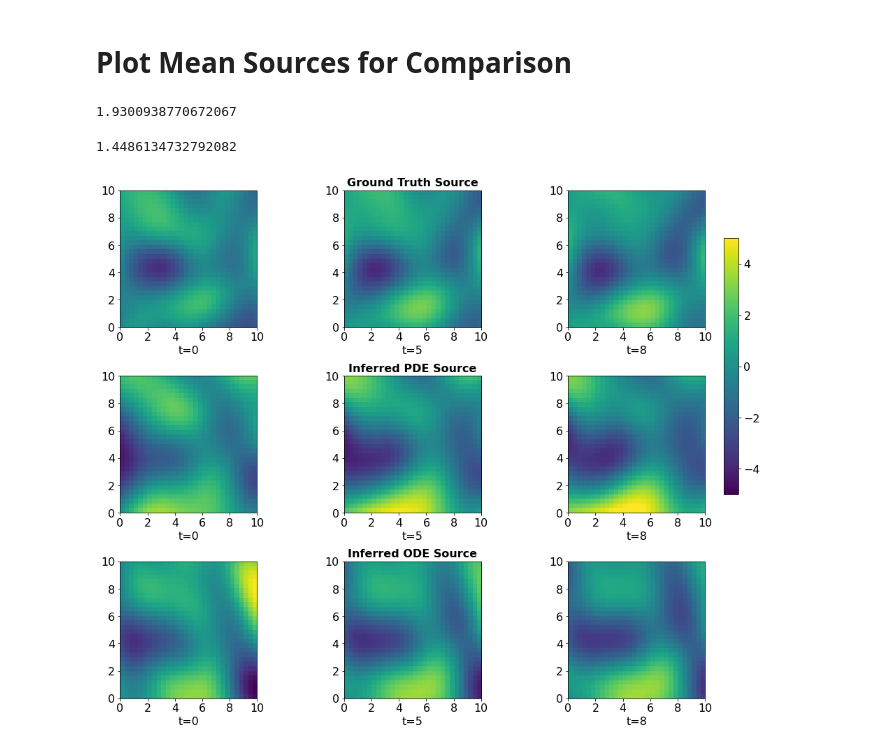
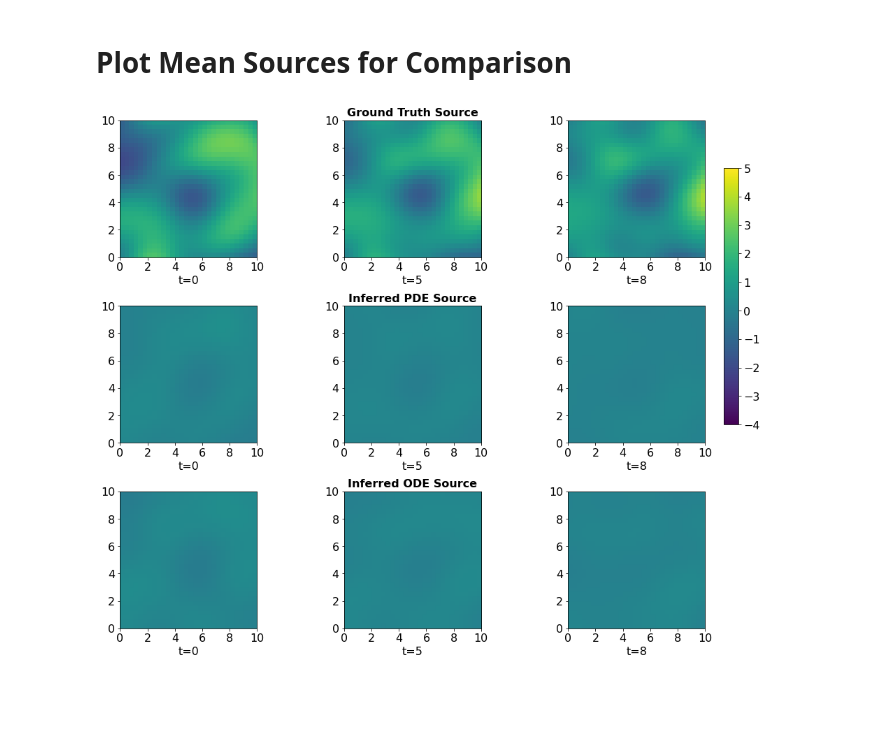
Before and after one commit to SheffieldML/advectionGP, a Jupyter notebook: jupyter/PDE vs ODE Comparison.ipynb, the cells around one changed output. Cells and saved outputs as stored; diff of their text form; code cells hidden in the pictures; blank space fills up the shorter version.

```diff
--- a/jupyter/PDE vs ODE Comparison.ipynb
+++ b/jupyter/PDE vs ODE Comparison.ipynb
@@ -60,8 +60,8 @@ sensorsTest = FixedSensorModel(Xtest,1) # establish sensor model
 # %% [markdown]
 ### Run Forward Model to Compute Concentration
 # %%
-k_0 = 0.00001 #Diffusion
-R=0.1
+k_0 = 0.01 #Diffusion
+R=5
 noiseSD = 0.05 #Observation noise
 N_feat=2000 # number of features used to approximate ground truth GP
 boundary = ([0,0,0],[10,10,10])# corners of the grid - in units of space
@@ -72,14 +72,14 @@ u=[]
 #u.append(np.ones(res)*wind) #x direction wind
 #u.append(np.ones(res)*0.0) # y direction wind
 
-u.append(np.ones(res)*0.00001) #x direction wind
-u.append(np.ones(res)*0.00001) # y direction wind
-m = PDEModel(resolution=res,boundary=boundary,N_feat=N_feat,noiseSD=noiseSD,kernel=k,sensormodel=sensors,u=u,k_0=k_0) #initiate PDE model to build concentration
+u.append(np.ones(res)*0.01) #x direction wind
+u.append(np.ones(res)*0.01) # y direction wind
+m = PDEModel(resolution=res,boundary=boundary,N_feat=N_feat,noiseSD=noiseSD,kernel=k,sensormodel=sensors,u=u,k_0=k_0,R=R) #initiate PDE model to build concentration
 
 dt,dx,dy,dx2,dy2,Nt,Nx,Ny = m.getGridStepSize() # useful numbers!
 
 z=np.random.normal(0,1.0,N_feat) # Generate z to compute source
-source=(m.computeSourceFromPhi(z))# Compute source
+sourceGT=(m.computeSourceFromPhi(z))# Compute source
 #source[source<0]=0
 
 #source = np.zeros(m.resolution)
@@ -99,15 +99,16 @@ yTest= m.computeObservations()
 # %% [markdown]
 # Inverse Problem
 # %%
-N_feat =200 #Number of features used to infer the source
-k = EQ(2, 2.0)
+N_feat =500 #Number of features used to infer the source
+k1 = EQ(2, 2.0)
+k2 = EQ(2, 2.0)
 
-mPDE = PDEModel(resolution=res,boundary=boundary,N_feat=N_feat,noiseSD=noiseSD,kernel=k,sensormodel=sensors,u=u,k_0=k_0) #Initiate new model for inference
+mPDE = PDEModel(resolution=res,boundary=boundary,N_feat=N_feat,noiseSD=noiseSD,kernel=k1,sensormodel=sensors,u=u,k_0=k_0) #Initiate new model for inference
 regressPDE = mPDE.computeModelRegressors() # Compute regressor matrix
 meanZPDE, covZPDE = mPDE.computeZDistribution(yTrain) # Infers z vector mean and covariance
 sourcePDE = mPDE.computeSourceFromPhi(meanZPDE) # Generates estimated source using inferred distributio
 
-mODE = ODEModel(resolution=res,boundary=boundary,N_feat=N_feat,noiseSD=noiseSD,kernel=k,sensormodel=sensors) #Initiate new model for inference
+mODE = ODEModel(resolution=res,boundary=boundary,N_feat=N_feat,noiseSD=noiseSD,kernel=k2,sensormodel=sensors) #Initiate new model for inference
 regressODE = mODE.computeModelRegressors() # Compute regressor matrix
 meanZODE, covZODE = mODE.computeZDistribution(yTrain) # Infers z vector mean and covariance
 sourceODE = mODE.computeSourceFromPhi(meanZODE) # Generates estimated source using inferred distribution
@@ -128,44 +124,36 @@ plt.imshow(concTrain[49])
 # %% [markdown]
 # Plot Mean Sources for Comparison
-# %%
-(np.square(np.subtract(source,sourceODE))).mean()
-# %% [output]
-1.9300938770672067
-# %%
-(np.square(np.subtract(source,sourcePDE))).mean()
-# %% [output]
-1.4486134732792082
 # %%
-a=np.floor(np.min((np.min(sourceODE),np.min(source),np.min(sourcePDE))))
-b=np.ceil(np.max((np.max(sourceODE),np.max(source),np.min(sourcePDE))))
+a=np.floor(np.min((np.min(sourceODE),np.min(sourceGT),np.min(sourcePDE))))
+b=np.ceil(np.max((np.max(sourceODE),np.max(sourceGT),np.min(sourcePDE))))
 plt.rcParams["figure.figsize"] = (15,15)
 fig = plt.figure()
 
 ploti = 0
-for title, data in zip(['Ground Truth Source','Inferred PDE Source','Inferred ODE Source'],[source,sourcePDE,sourceODE]):
+for title, data in zip(['Ground Truth Source','Inferred PDE Source','Inferred ODE Source'],[sourceGT,sourcePDE,sourceODE]):
     for t in [0,5,8]:
         ploti+=1
         plt.subplot(3,3,ploti)
         im1=plt.imshow(data[t], extent=[0,10,0,10],origin='lower') #fix t...
         plt.xlabel("t=%d" % t,fontsize=16)
         plt.xticks(fontsize=16)
         plt.yticks(fontsize=16)
         plt.clim(a,b)
 
 
         tick_font_size = 16
         if ploti % 3 == 2: plt.title(title, fontsize=16, fontweight='bold')
         #if ploti % 3 == 3:
         #    plt.colorbar(im1,fraction=0.046, pad=0.04)
 
 fig.tight_layout(rect=[0.1, 0.2, 1, 0.95])
 
 fig.subplots_adjust(bottom=0.25)
 cbar_ax = fig.add_axes([0.97, 0.52, 0.02, 0.34])
 cbar=fig.colorbar(im1, cax=cbar_ax,orientation='vertical')
 #cbar = plt.colorbar(im3,fraction=0.046)
 tick_font_size = 16
 cbar.ax.tick_params(labelsize = tick_font_size)
 plt.show()
 # %% [output]
-[figure, old version]
+[figure, new version]
```
Also changed, not shown: parts of 16 cells of this notebook, 1 other file.
